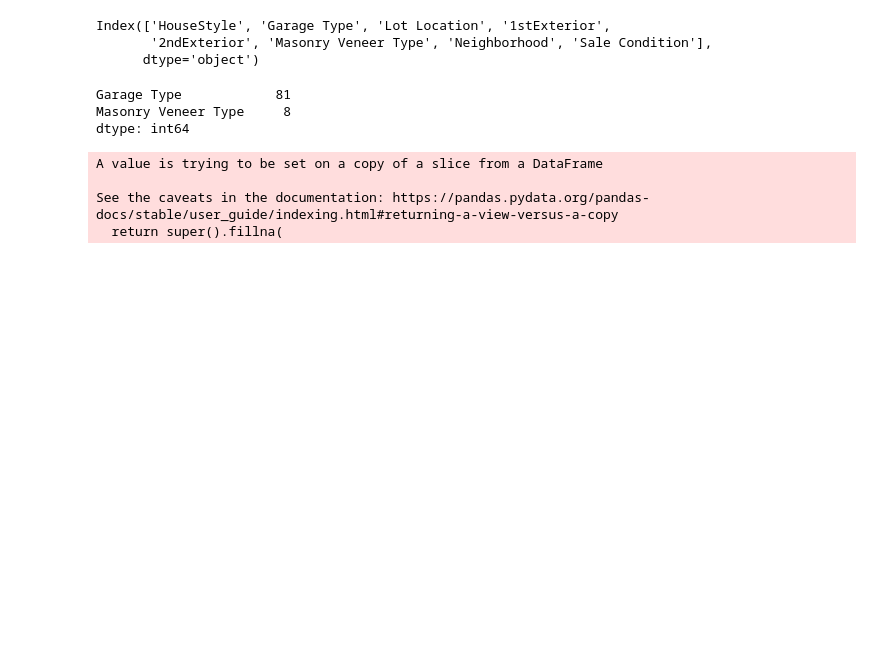
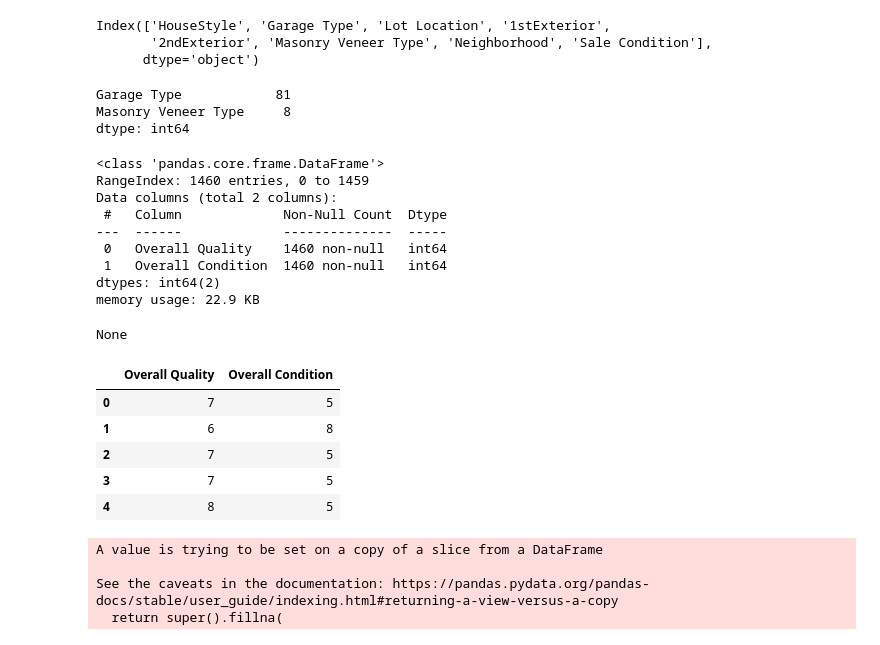
Before and after one commit to serpaulus/Predicting_the_Final_Home_Price, a Jupyter notebook: Predicting_Housing_Prices.ipynb, the cells around one changed output. Cells and saved outputs as stored; diff of their text form; code cells hidden in the pictures; blank space fills up the shorter version.

```diff
--- a/Predicting_Housing_Prices.ipynb
+++ b/Predicting_Housing_Prices.ipynb
@@ -171,6 +171,27 @@ clean_df.isnull().sum()[clean_df.isnull().sum()>0]
 Garage Type            81
 Masonry Veneer Type     8
 dtype: int64
+# %%
+overall_features = clean_train_df[['Overall Quality', 'Overall Condition']]
+display(overall_features.info())
+display(overall_features.head())
+# %% [output]
+<class 'pandas.core.frame.DataFrame'>
+RangeIndex: 1460 entries, 0 to 1459
+Data columns (total 2 columns):
+ #   Column             Non-Null Count  Dtype
+---  ------             --------------  -----
+ 0   Overall Quality    1460 non-null   int64
+ 1   Overall Condition  1460 non-null   int64
+dtypes: int64(2)
+memory usage: 22.9 KB
+None
+|  | Overall Quality | Overall Condition |
+| 0 | 7 | 5 |
+| 1 | 6 | 8 |
+| 2 | 7 | 5 |
+| 3 | 7 | 5 |
+| 4 | 8 | 5 |
 # %%
 #filling in other missing values
 cols = ["Garage Type", "Masonry Veneer Type"]
```
Also changed, not shown: parts of 17 cells of this notebook.
